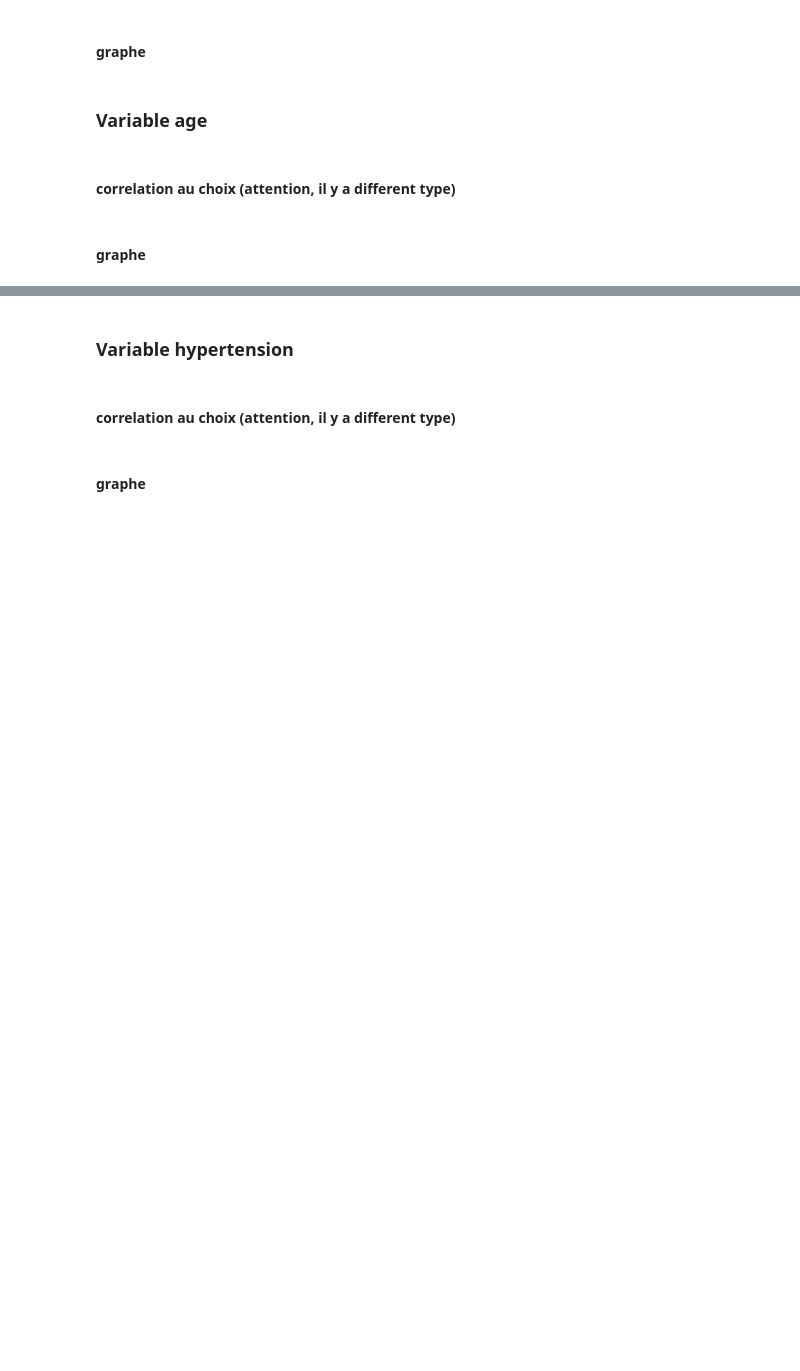
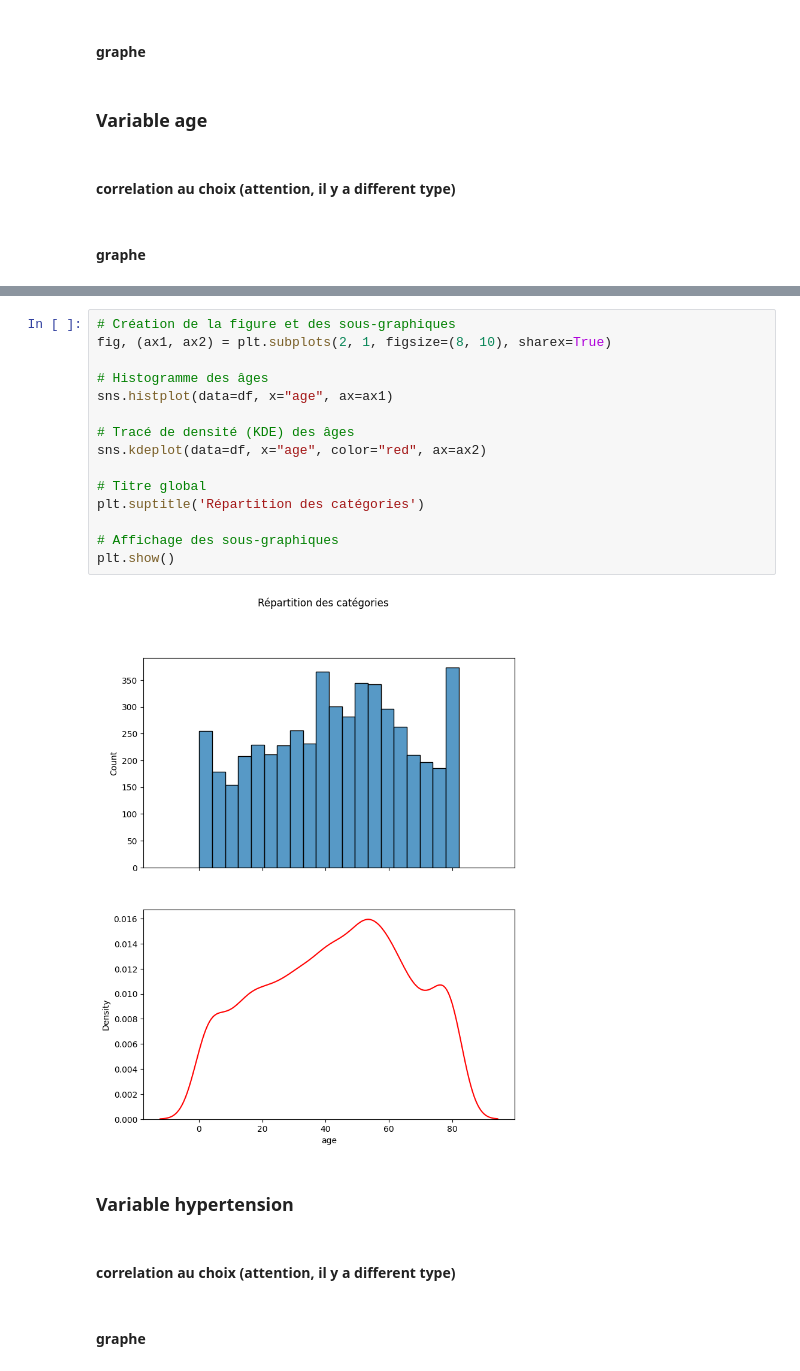
Before and after one commit to Antho-SJ/strocke-alert, a Jupyter notebook: Code/Modele.ipynb, the cells around one changed output, grey strips where cells are left out. Cells and saved outputs as stored; diff of their text form; blank space fills up the shorter version.

```diff
--- a/Code/Modele.ipynb
+++ b/Code/Modele.ipynb
@@ -114,3 +117,20 @@ Il n'y a pas correlation
+# %%
+# Création de la figure et des sous-graphiques
+fig, (ax1, ax2) = plt.subplots(2, 1, figsize=(8, 10), sharex=True)
+
+# Histogramme des âges
+sns.histplot(data=df, x="age", ax=ax1)
+
+# Tracé de densité (KDE) des âges
+sns.kdeplot(data=df, x="age", color="red", ax=ax2)
+
+# Titre global
+plt.suptitle('Répartition des catégories')
+
+# Affichage des sous-graphiques
+plt.show()
+# %% [output]
+[figure, added]
 # %% [markdown]
 ### Variable hypertension
 # %% [markdown]
```
Also changed, not shown: parts of 33 cells of this notebook, 1 other file.
